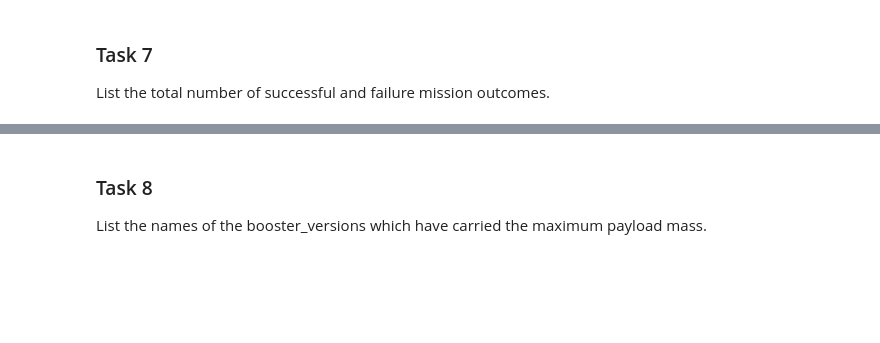
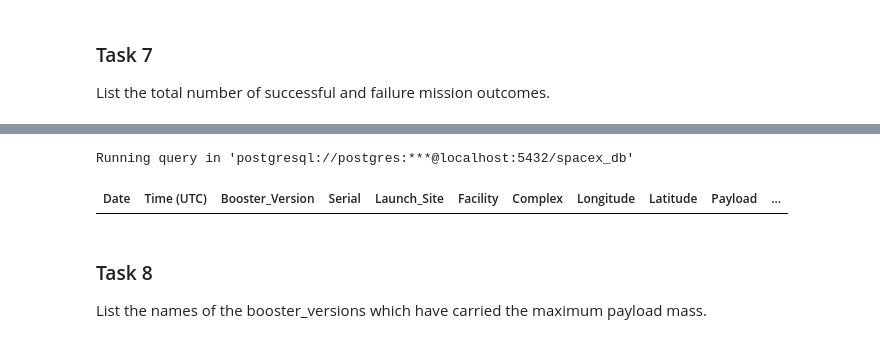
Before and after one commit to jgp-13/SpaceX_project, a Jupyter notebook: notebooks/Lab_4_SQL-coursera.ipynb, the cells around one changed output, grey strips where cells are left out. Saved outputs shown, nothing was run; the diff lists cells and outputs as text; code cells hidden in the pictures; blank space fills up the shorter version.

```diff
--- a/notebooks/Lab_4_SQL-coursera.ipynb
+++ b/notebooks/Lab_4_SQL-coursera.ipynb
@@ -206,3 +207,11 @@ Running query in 'postgresql://postgres:***@localhost:5432/spacex_db'
+# %%
+%%sql
+SELECT *
+  FROM spacex_table
+ WHERE "Mission_Outcome" is NULL
+# %% [output]
+Running query in 'postgresql://postgres:***@localhost:5432/spacex_db'
+| Date | Time (UTC) | Booster_Version | Serial | Launch_Site | Facility | Complex | Longitude | Latitude | Payload | ... |
 # %% [markdown]
 ### Task 8
 
```
Also changed, not shown: parts of 6 cells of this notebook, 6 other files.
